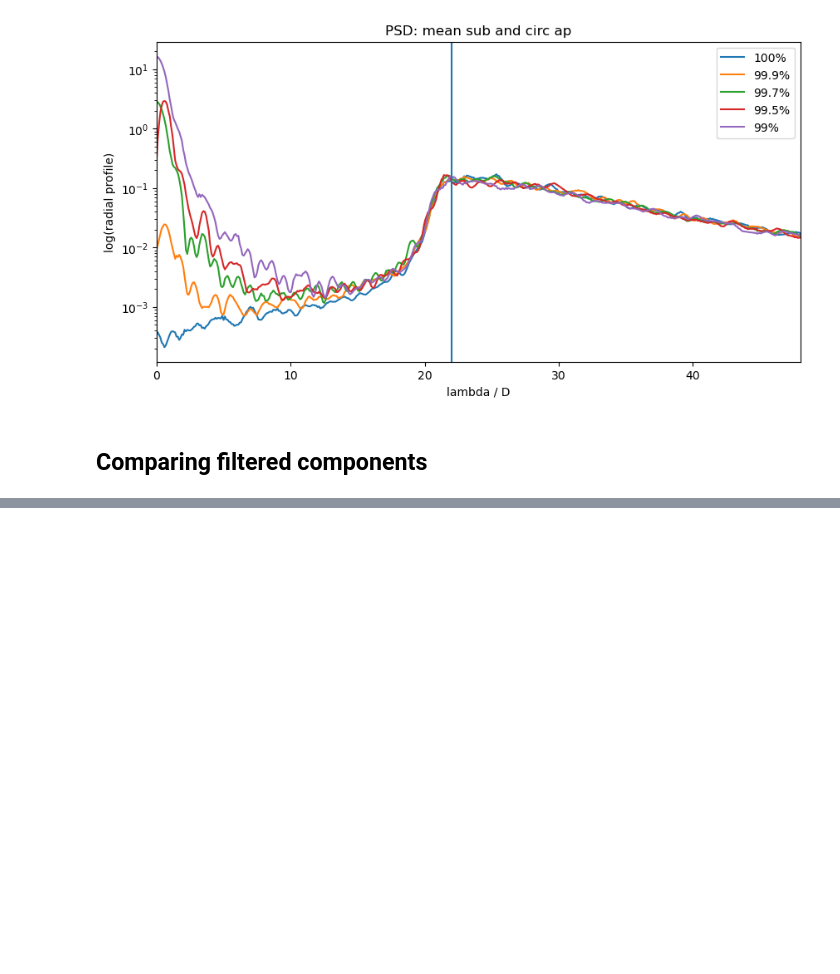
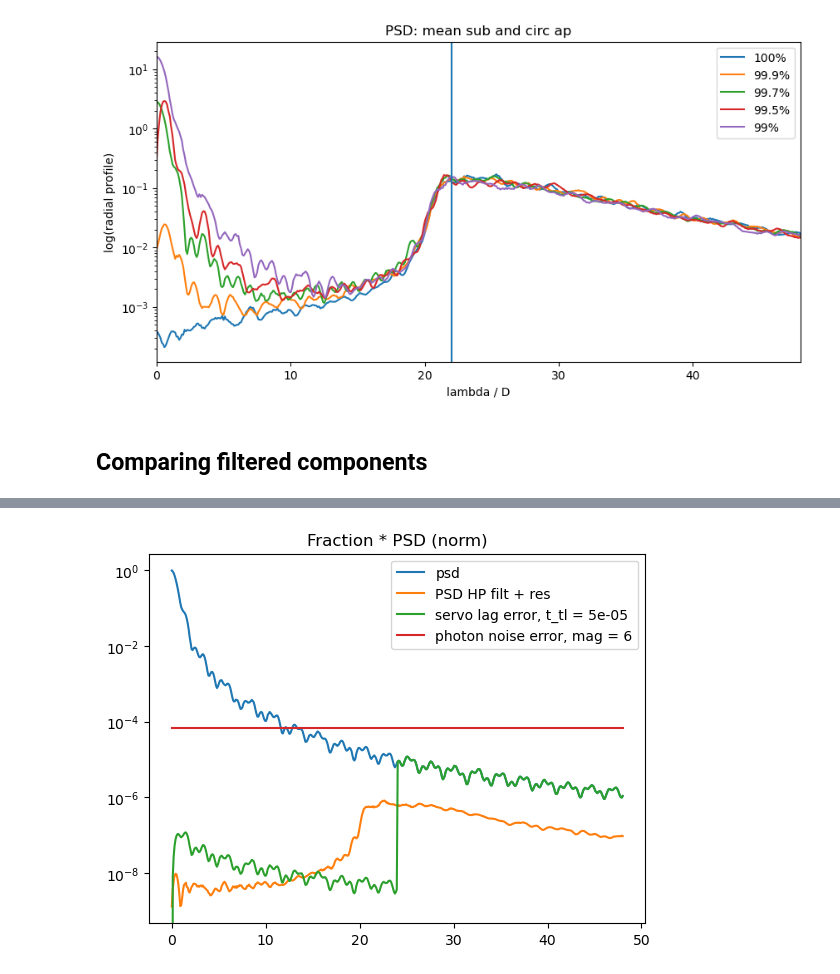
Before and after one commit to edenacadia/sparkles, a Jupyter notebook: sim/sim_PSD.ipynb, the cells around one changed output, grey strips where cells are left out. Saved outputs shown, nothing was run; the diff lists cells and outputs as text; code cells hidden in the pictures; blank space fills up the shorter version.

```diff
--- a/sim/sim_PSD.ipynb
+++ b/sim/sim_PSD.ipynb
@@ -391,0 +526,20 @@ $$
+# %%
+# signal to noise:
+s_mag = 6 # source magnitude
+F_flux = F_0flux*10**(-s_mag/2.5) # based off zero magnitude flux
+SN_2 = (F_flux*t_wfs)**2 / ( (F_flux*t_wfs) + (n_px*F_bg*t_wfs) + (n_px*sigma_ron**2) )
+sigma_pn = np.ones_like(r_x)*beta_p**2 / SN_2
+# %%
+psd_norm = psd / np.max(psd)
+sl_err = tl_fraction*psd_norm
+
+plt.title("Fraction * PSD (norm)")
+plt.plot(r_x, psd_norm, label='psd')
+plt.plot(r_x, psd_res / np.max(psd), label = 'PSD HP filt + res')
+plt.plot(r_x, sl_err, label=f'servo lag error, t_tl = {t_tl}')
+plt.plot(r_x, sigma_pn, label=f'photon noise error, mag = {s_mag}')
+plt.legend()
+plt.yscale('log')
+plt.show()
+# %% [output]
+[figure, added]
```
Also changed, not shown: parts of 23 cells of this notebook.
